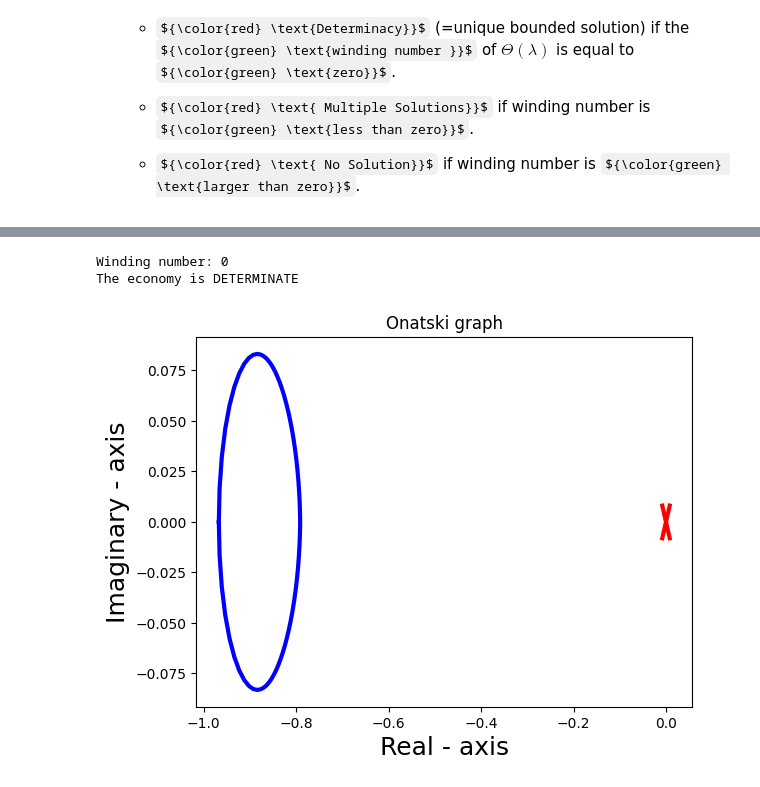
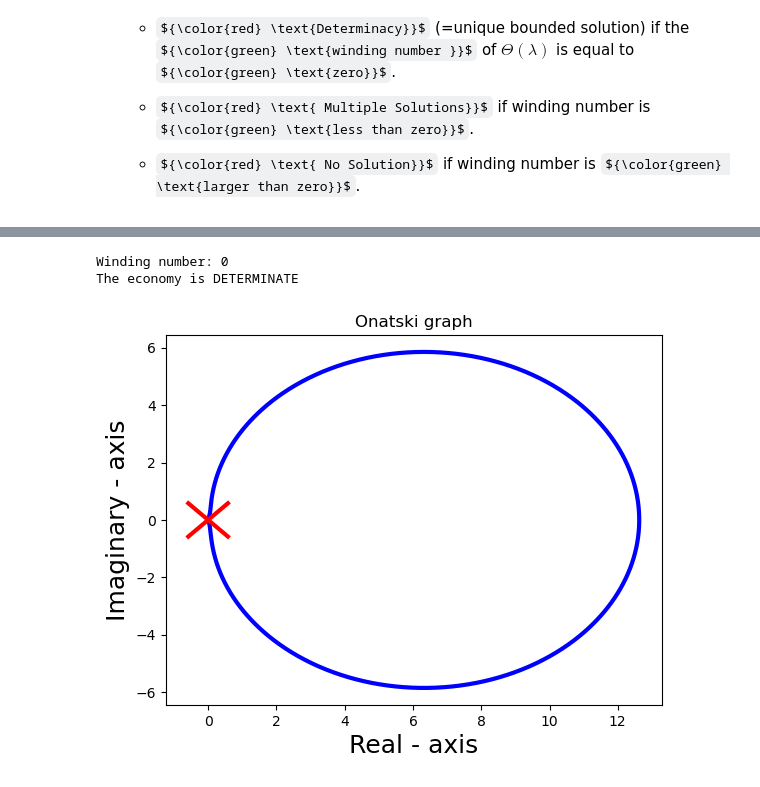
Before and after one commit to alfredlovgren/local-determinacy, a Jupyter notebook: notebooks/HA_Sticky_Nominal.ipynb, the cells around one changed output, grey strips where cells are left out. Drawn from its saved outputs; the diff is of its cells as text; code cells hidden in the pictures; some formulas as TeX source.

```diff
--- a/notebooks/HA_Sticky_Nominal.ipynb
+++ b/notebooks/HA_Sticky_Nominal.ipynb
@@ -110,9 +110,10 @@ def nkpc_ss(Y, mu, vphi, frisch, eis, Yss):
         return w, F
 
 @simple
-def mkt_clearing_A(A, B,Bss):
-        asset_mkt = (A -B)/Bss
-        return asset_mkt
+def mkt_clearing_A(A, B,PL, Bss):
+        asset_mkt = (A - B(+1)/PL(+1))/Bss
+        bonds = B/PL/Bss
+        return asset_mkt, bonds
 
 @simple
 def mkt_clearing_L(mu, w):
@@ -126,9 +127,9 @@ blocks_ss = [hh1,monetary, monetaryReal, fiscal, debt, inflation,  mkt_clearing_
 hank_ss = create_model(blocks_ss, name="One-Asset Simple HANK SS")
 
 
-calibration = {'eis': 1.0, 'rho_e': 0.945, 'frisch': 0.5, 'sd_e': 0.7, 'n_e': 13,
+calibration = {'eis': 1.0, 'rho_e': 0.9878, 'frisch': 0.5, 'sd_e': 0.7, 'n_e': 13,
                'min_a': 0.0, 'max_a': 1000, 'n_a': 200, 'PL': 1.0, 'Pss': 1.0, 'pi': 0.0, 'Bss': 4,  'Y': 1,  'Yss': 1,
-               'mu': 1.1, 'kappa': 3000, 'rN': 0.0125, 'rstar': 0.0125, 'rscale': 1.0125 , 'Realshock': 0.0 , 'phi': 0.0, 'phiB': 0.0, 'B': 4}
+               'mu': 1.1, 'kappa': 0.03, 'rN': 0.0125, 'rstar': 0.0125, 'rscale': 1.0125 , 'Realshock': 0.0 , 'phi': 0.0, 'phiB': 0.0, 'B': 4}
 
 phistart = calibration['mu'] ** (1/calibration['eis']-1)
 
@@ -181,24 +192,24 @@ ss = hank.steady_state(ss0)
 # %%
 T = 300
 
 exogenous = ['Realshock']
 unknowns = ['PL']
-targets = ['asset_mkt']
-
-
+targets = ['asset_mkt','bonds']
 
 H_U = hank.jacobian(ss, unknowns, targets, T=T)
 H_Z = hank.jacobian(ss, exogenous, targets, T=T)
 
-onatski = ld.onatski(targets = targets, endogenous = unknowns, T =T, ss0=ss0, H_U = H_U,nominal = True, exogenous = 'Realshock', H_Z = H_Z)
 
-windingNumber = ld.onatskiWindingNumber(onatski)
+targets = ['asset_mkt']
+
+onatski, dU = ld.onatski(targets = targets, endogenous = unknowns,  predetermined=[0], lags=[1] , T =T, ss0=ss0, H_U = H_U,  exogenous = 'Realshock', H_Z = H_Z)
+
 
 windingNumber = ld.onatskiWindingNumber(onatski)
 print(ld.checkSolutions(windingNumber))
 
 ld.plot(onatski)
 # %% [output]
 Winding number: 0
 The economy is DETERMINATE
-[figure, old version]
+[figure, new version]
```
Also changed, not shown: parts of 2 cells of this notebook, 9 other files.
